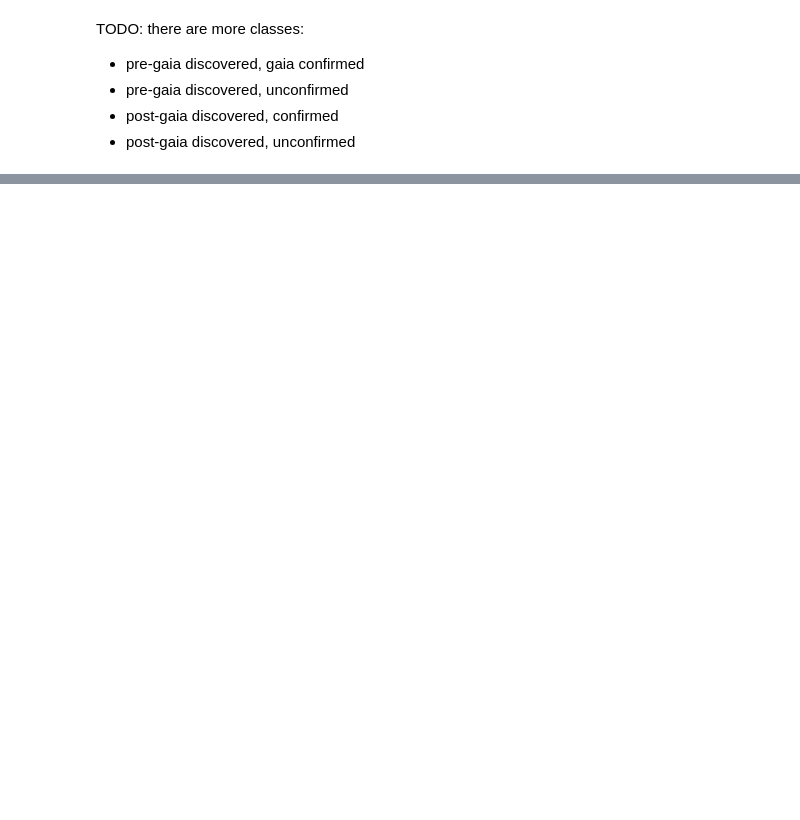
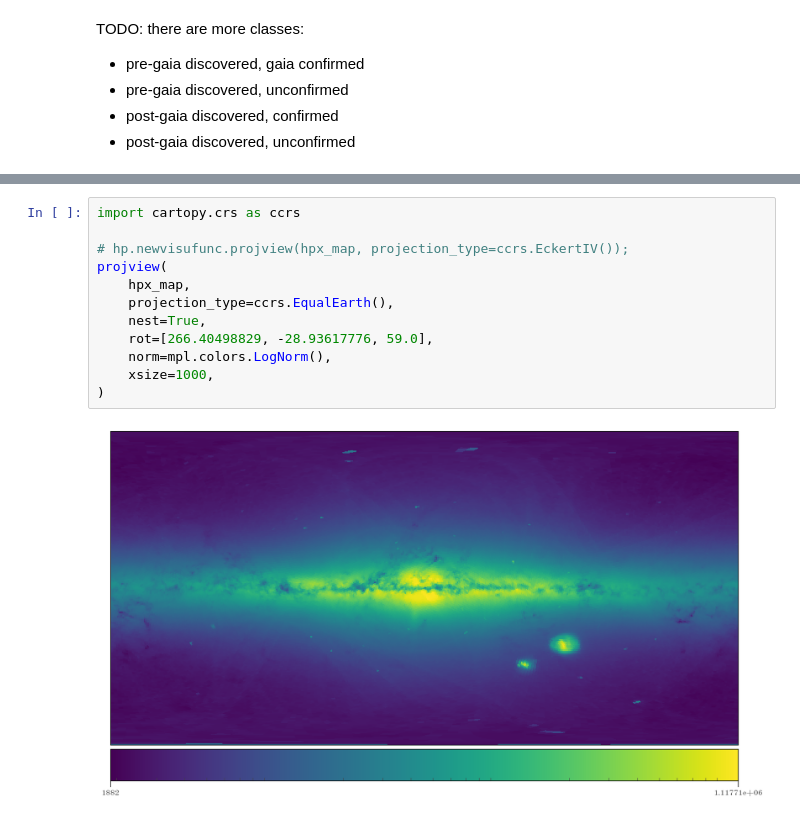
Before and after one commit to abonaca/streams_overview, a Jupyter notebook: notebooks/Ibata2023-streams.ipynb, the cells around one changed output, grey strips where cells are left out. Drawn from its saved outputs; the diff is of its cells as text; blank space fills up the shorter version.

```diff
--- a/notebooks/Ibata2023-streams.ipynb
+++ b/notebooks/Ibata2023-streams.ipynb
@@ -1199,0 +764,14 @@ Table length=5
+# %%
+import cartopy.crs as ccrs
+
+# hp.newvisufunc.projview(hpx_map, projection_type=ccrs.EckertIV());
+projview(
+    hpx_map,
+    projection_type=ccrs.EqualEarth(),
+    nest=True,
+    rot=[266.40498829, -28.93617776, 59.0],
+    norm=mpl.colors.LogNorm(),
+    xsize=1000,
+)
+# %% [output]
+[figure, added]
```
Also changed, not shown: parts of 35 cells of this notebook, 8 other files.
